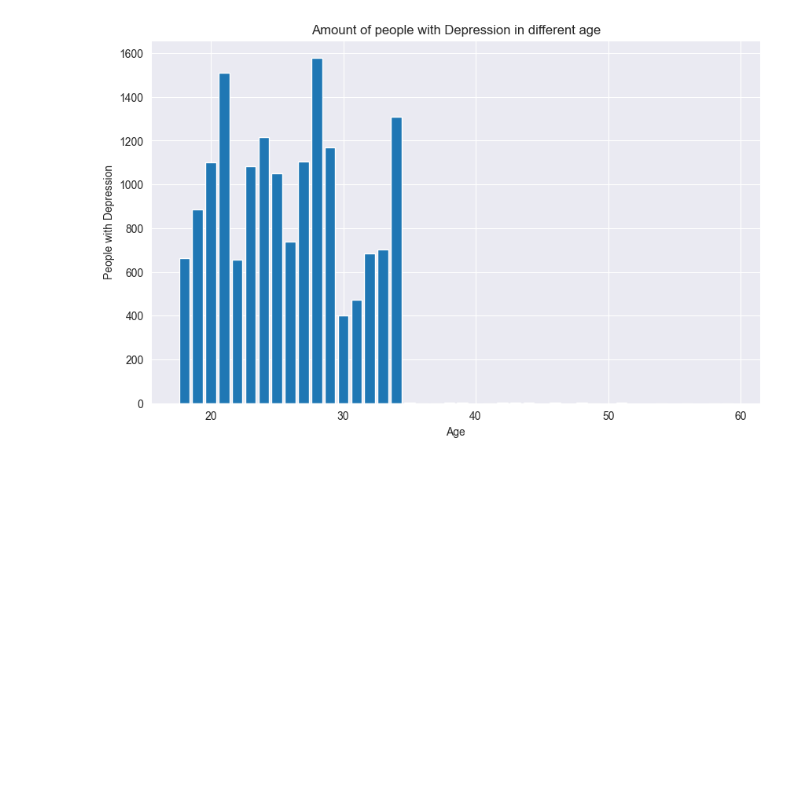
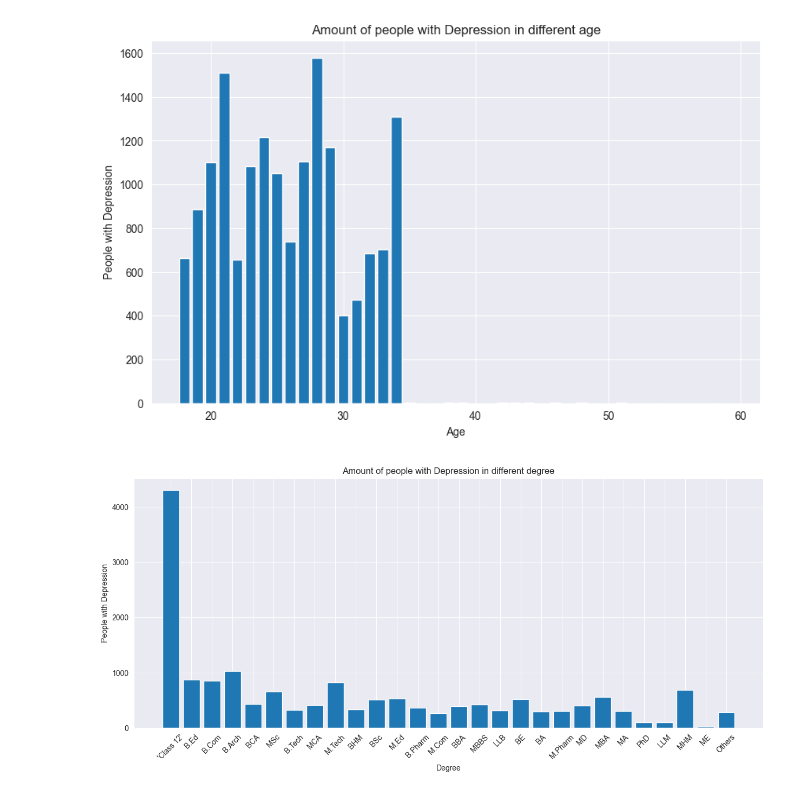
Before and after one commit to ToblerX/student_data_analysis, a Jupyter notebook: sample.ipynb, the cells around one changed output. Cells and saved outputs as stored; diff of their text form; code cells hidden in the pictures; blank space fills up the shorter version.

Commit message:
Correlation of degree and depressed students

```diff
--- a/sample.ipynb
+++ b/sample.ipynb
@@ -106,3 +106,13 @@ plt.title('Amount of people with Depression in different age')
 plt.show()
 # %% [output]
 [figure]
+# %%
+plt.figure(figsize = (15, 6))
+plt.bar(data['Degree'].value_counts().index, data.groupby('Degree')['Depression'].sum())
+plt.xlabel('Degree')
+plt.ylabel('People with Depression')
+plt.title('Amount of people with Depression in different degree')
+plt.xticks(rotation = 45)
+plt.show()
+# %% [output]
+[figure, added]
```
